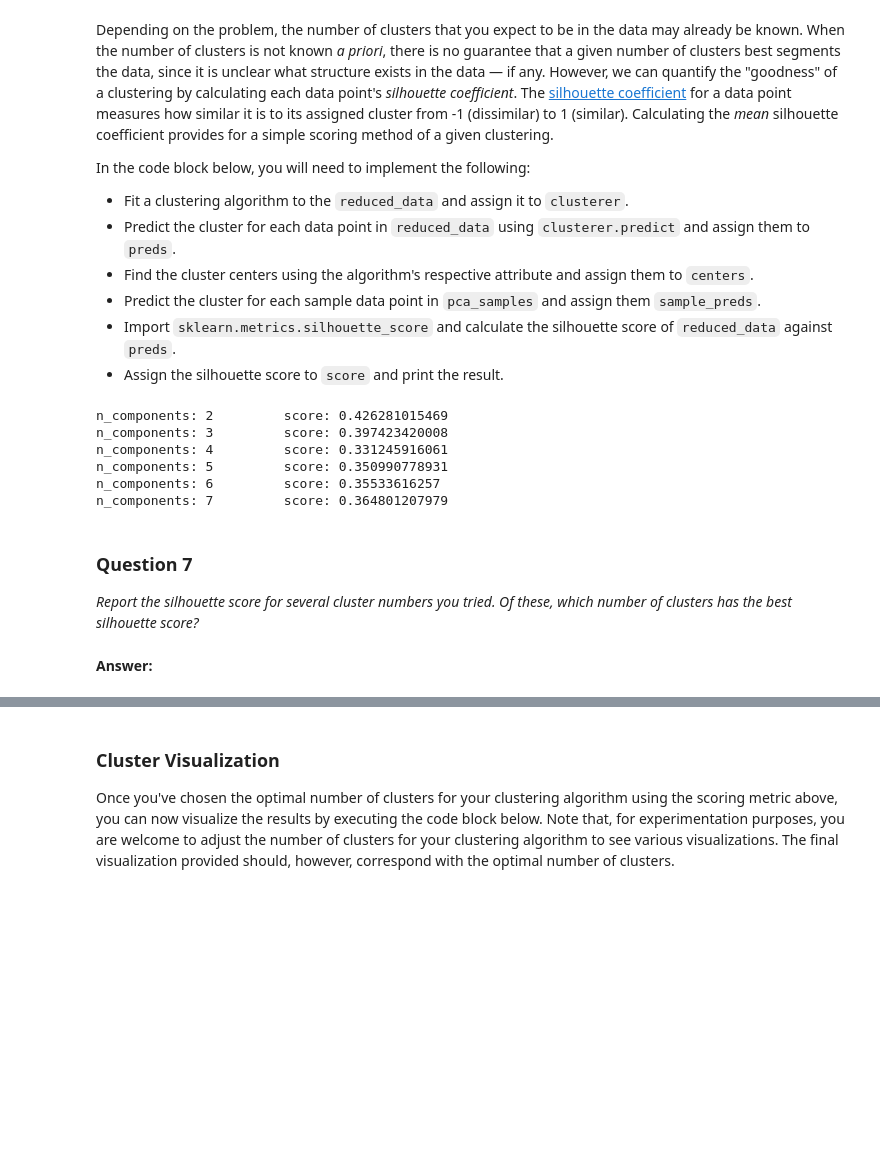
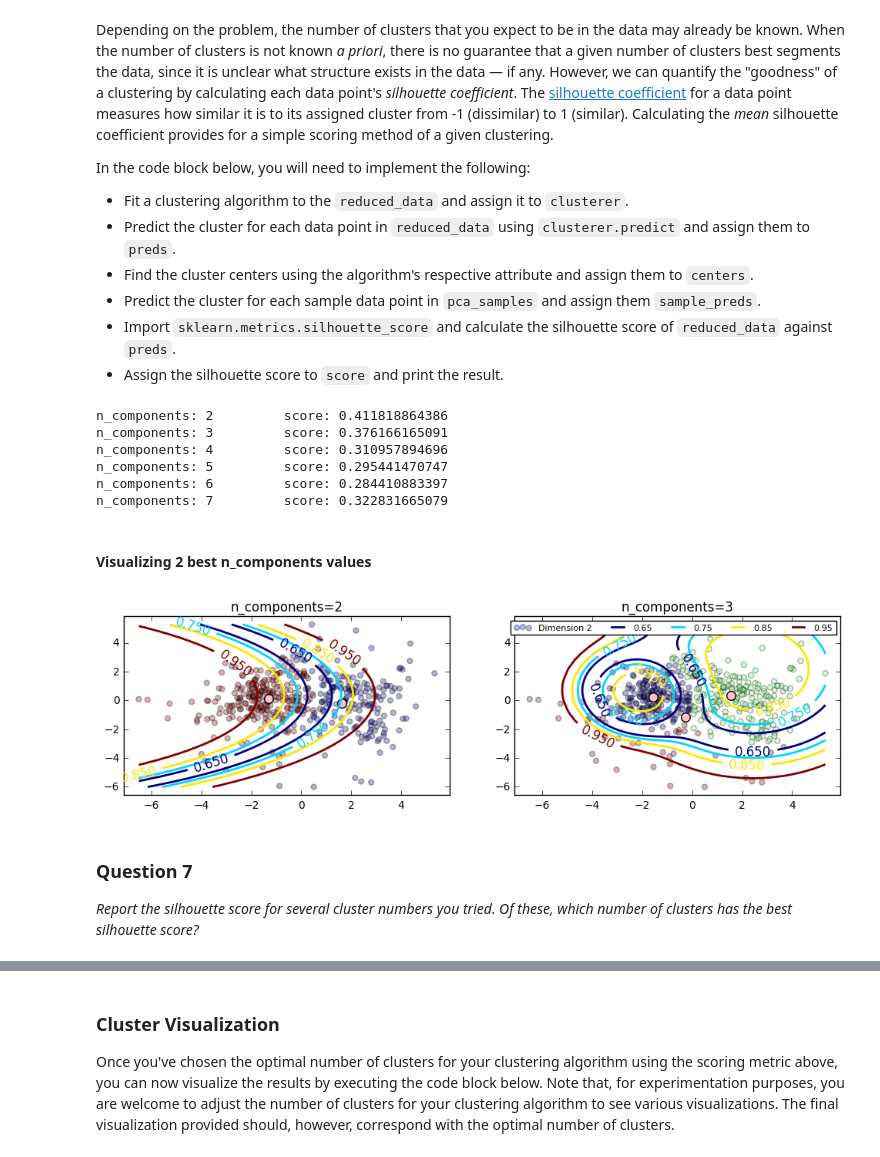
Before and after one commit to adamw523/machine-learning-post-students, a Jupyter notebook: projects/customer_segments/customer_segments-mine.ipynb, the cells around one changed output, grey strips where cells are left out. Saved outputs shown, nothing was run; the diff lists cells and outputs as text; code cells hidden in the pictures; blank space fills up the shorter version.

```diff
--- a/projects/customer_segments/customer_segments-mine.ipynb
+++ b/projects/customer_segments/customer_segments-mine.ipynb
@@ -436,8 +450,8 @@ n_components_range = [2, 3, 4, 5, 6, 7]
 for n_components in n_components_range:
 
     # TODO: Apply your clustering algorithm of choice to the reduced data
-    # clusterer = GMM(n_components=n_components)
-    clusterer = KMeans(n_clusters=n_components)
+    clusterer = GMM(n_components=n_components)
+    # clusterer = KMeans(n_clusters=n_components)
 
     clusterer.fit(reduced_data)
 
@@ -446,7 +460,7 @@ for n_components in n_components_range:
 
     # TODO: Find the cluster centers
     # centers = clusterer.means_
-    clusterer.cluster_centers_
+    clusterer.weights_
 
     # TODO: Predict the cluster for each transformed sample data point
     sample_preds = clusterer.predict(pca_samples)
@@ -459,16 +473,63 @@ for n_components in n_components_range:
 clusterer = GMM(n_components=2)
 # clusterer = KMeans(n_clusters=2)
 clusterer.fit(reduced_data)
-
 preds = clusterer.predict(reduced_data)
+# centers = clusterer.means_
 centers = clusterer.means_
-# centers = clusterer.cluster_centers_
 sample_preds = clusterer.predict(pca_samples)
 # %% [output]
-n_components: 2         score: 0.426281015469
-n_components: 3         score: 0.397423420008
-n_components: 4         score: 0.331245916061
-n_components: 5         score: 0.350990778931
-n_components: 6         score: 0.35533616257
-n_components: 7         score: 0.364801207979
+n_components: 2         score: 0.411818864386
+n_components: 3         score: 0.376166165091
+n_components: 4         score: 0.310957894696
+n_components: 5         score: 0.295441470747
+n_components: 6         score: 0.284410883397
+n_components: 7         score: 0.322831665079
+# %% [markdown]
+#### Visualizing 2 best n_components values
+# %%
+import matplotlib.pyplot as plt
+
+fig, axs = plt.subplots(1, 2, figsize=(12,3))
+components_ns = [2,3]
+
+for ax_i in range(2):
+    ns_comp_clusterer = GMM(n_components=components_ns[ax_i])
+    ns_comp_clusterer.fit(reduced_data)
+    ns_comp_preds = ns_comp_clusterer.predict(reduced_data)
+
+    # current plot
+    ax = axs[ax_i]
+    ax.set_title("n_components=%s" % components_ns[ax_i])
+
+    ax.scatter(reduced_data['Dimension 1'], reduced_data['Dimension 2'], s=25, marker='o', c=ns_comp_preds, alpha=0.3)
+
+    # add centers
+    ax.scatter(ns_comp_clusterer.means_[:,0], ns_comp_clusterer.means_[:,1], s=280, marker='.', c='pink')
+
+    # test data
+    x = np.linspace(min(reduced_data['Dimension 1']), max(reduced_data['Dimension 1']))
+    y = np.linspace(min(reduced_data['Dimension 2']), max(reduced_data['Dimension 2']))
+
+    # fill out grid
+    xx, yy = np.meshgrid(x, y)
+
+    # format to [n_samples, n_features]
+    contour_samples = np.array([xx.ravel(), yy.ravel()]).T
+
+    # gather up the max probabilities for each prediction
+    contour_samples_probs = np.array([max(prob) for prob in ns_comp_clusterer.predict_proba(contour_samples)])
+    contour_samples_probs = contour_samples_probs.reshape(xx.shape)
+
+    levels = [0.65, 0.75, 0.85, 0.95]
+    CS = ax.contour(xx, yy, contour_samples_probs, levels=levels, linewidths=2)
+    ax.clabel(CS, fontsize='large')
+
+    for i in range(len(levels)):
+        CS.collections[i].set_label(levels[i])
+
+plt.legend(ncol=5, loc=1, fontsize=8)
+
+plt.show()
+# %% [output]
+[figure, added]
 # %% [markdown]
@@ -475,4 +537,2 @@ n_components: 7         score: 0.364801207979
 ### Question 7
 *Report the silhouette score for several cluster numbers you tried. Of these, which number of clusters has the best silhouette score?*
-# %% [markdown]
-**Answer:**
```
Also changed, not shown: parts of 5 cells of this notebook.
